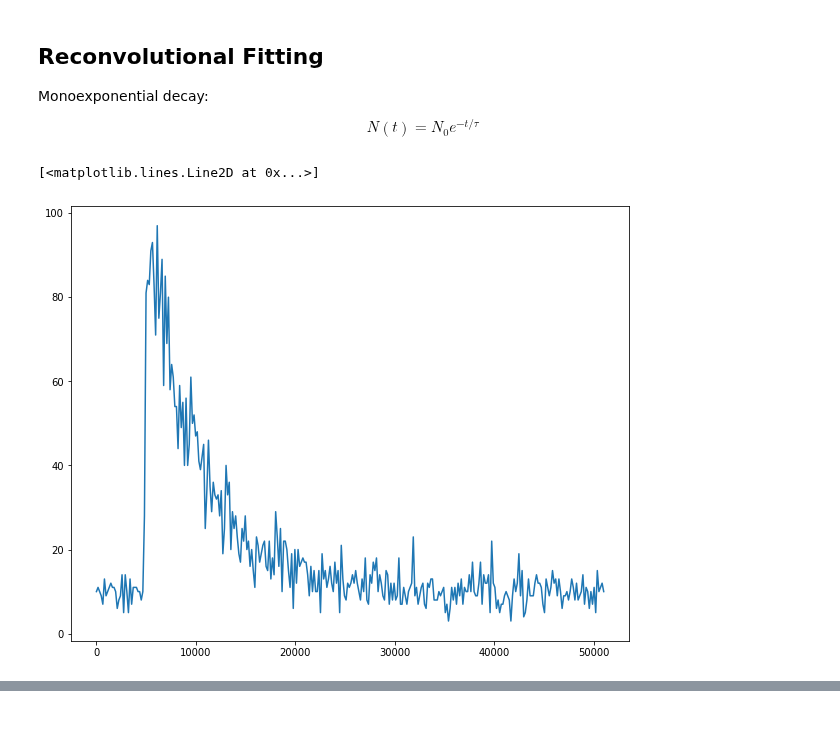
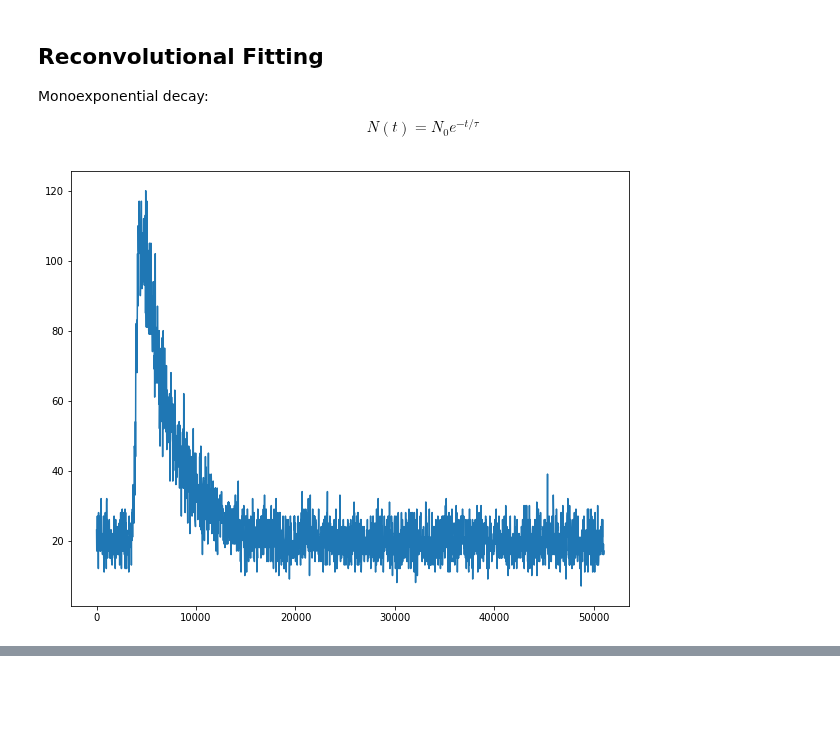
Before and after one commit to Tomkaehst/PhasorFLIM, a Jupyter notebook: notebooks/PicoQuant PTU Decoding and Fitting.ipynb, the cells around one changed output, grey strips where cells are left out. Saved outputs shown, nothing was run; the diff lists cells and outputs as text; code cells hidden in the pictures.

```diff
--- a/notebooks/PicoQuant PTU Decoding and Fitting.ipynb
+++ b/notebooks/PicoQuant PTU Decoding and Fitting.ipynb
@@ -849,73 +853,88 @@ import matplotlib.pyplot as plt
 import skimage
 # %%
 def gauss_laser(t, mu, sigma):
-    y = 100*(1/(sigma*np.sqrt(2*np.pi))) * np.exp(-(t-mu)**2/(2*sigma)**2)
+    y = (1/(sigma*np.sqrt(2*np.pi))) * np.exp(-(t-mu)**2/(2*sigma)**2)
     return(y)
 
 def expDecay(t, N0, tau):
     return(N0 * np.exp(-t/tau))
 
-def convolutedDecay(t, offset, amp1, tau1, IRFmu, IRFsigma):
+def convolutedDecay(t, offset, amp1, tau1, IRFmu, IRFsigma, fitting = False):
     IRF = gauss_laser(t, IRFmu, IRFsigma)
     decay = expDecay(t, amp1, tau1)
 
-    convolvedSignal = np.convolve(decay, IRF, mode = 'full')[0:n]
-    convolvedSignal += offset
+    convolvedSignal = np.convolve(IRF, decay, mode = 'full')[0:n]
+
+    if(fitting == False): # Set fitting to True to suppress addition of Poisson noise, set True when simulating a decay
+        convolvedSignal = addPoissonNoise(convolvedSignal, offset)
+    else:
+        convolvedSignal += offset
 
     return(convolvedSignal)
 
+def addPoissonNoise(decay, offset):
+    decay = np.random.poisson(decay, len(decay))
+    decay += np.random.poisson(offset, len(decay))
+
+    return(decay)
+
+
 # Objective function
-def residuals(para_est):
-    resids = (ydata - convolutedDecay(time, *para_est))
+def residuals(para_est, t, data, weighted = True):
+    if(weighted == True):
+        weights = 1/np.sqrt(data)
+        resids = (data - convolutedDecay(t, *para_est, True))**2 * weights
+    else:
+        resids = (data - convolutedDecay(t, *para_est, True))**2
+
     return(resids)
 
 
 T = 51000
-dt = 160
+dt = 20
 n = int(T/dt)
-noise = 10
+noise = 0
 time = np.linspace(0, T, n)
 xdata = time
 
 
 # Simulation parameters
 para_sim = (
-    0, # offset
-    100, # Amplitude 1
-    5000, # tau 1
-    5000, # Laser mu / shift
-    100 # Laser sigma
+    20, # offset
+    1500, # Amplitude 1
+    3000, # tau 1
+    4000, # Laser mu / shift
+    150 # Laser sigma
 )
 
 # Initial guessing and Data Fitting
 para_start = (
-    10, # offset
-    10000, # amp1
-    1000, # tau1
-    5000, # IRFmu
-    90 # IRFsigma
+    1, # offset
+    5000, # Amplitude 1
+    2000, # tau 1
+    3000, # Laser mu / shift
+    300 # Laser sigma
 )
 
 para_names = (
     "offset",
     "amp1",
     "tau1",
     "IRFmu",
     "IRFsig"
 )
 
 
 # Simulating data and adding Poisson noise
-simulated = convolutedDecay(time, *para_sim)
-ydata = np.random.poisson(simulated, len(simulated))
-ydata += np.random.poisson(noise, len(simulated))
+simulated = convolutedDecay(time, *para_sim, fitting = False)
 
 
-plt.plot(time, ydata)
+
+plt.plot(time, simulated)
 #plt.yscale('log')
+plt.show()
 # %% [output]
-[<matplotlib.lines.Line2D at 0x...>]
-[figure, old version]
+[figure, new version]
 # %%
 
 #para_opt, para_cov = optimize.leastsq(residuals, para_start)
```
Also changed, not shown: parts of 21 cells of this notebook, 1 other file.
